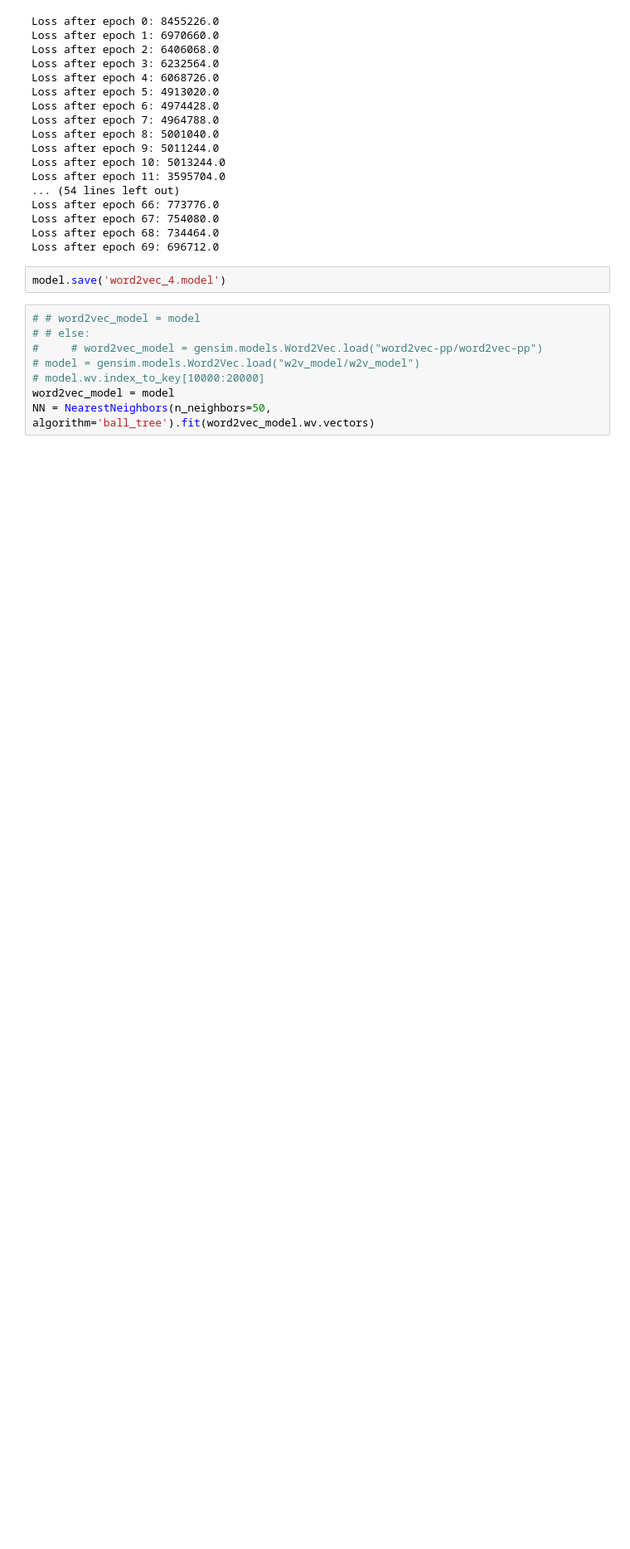
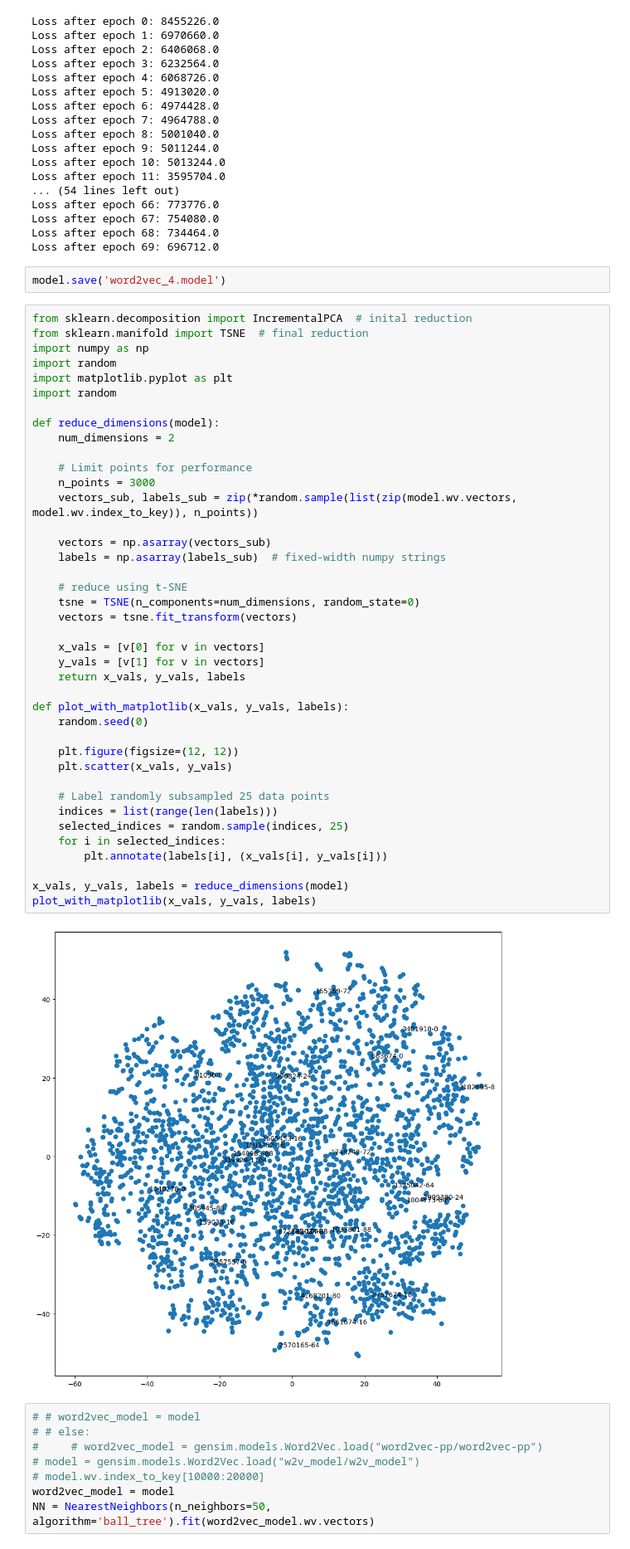
Before and after one commit to MichaelDeng03/osu_oracle, a Jupyter notebook: Models/w2v_embeddings.ipynb, the cells around one changed output. Shown at 83% size. Cells and saved outputs as stored; diff of their text form; blank space fills up the shorter version.

```diff
--- a/Models/w2v_embeddings.ipynb
+++ b/Models/w2v_embeddings.ipynb
@@ -75,6 +75,48 @@ Loss after epoch 68: 734464.0
 Loss after epoch 69: 696712.0
 # %%
 model.save('word2vec_4.model')
+# %%
+from sklearn.decomposition import IncrementalPCA  # inital reduction
+from sklearn.manifold import TSNE  # final reduction
+import numpy as np
+import random
+import matplotlib.pyplot as plt
+import random
+
+def reduce_dimensions(model):
+    num_dimensions = 2
+
+    # Limit points for performance
+    n_points = 3000
+    vectors_sub, labels_sub = zip(*random.sample(list(zip(model.wv.vectors, model.wv.index_to_key)), n_points))
+
+    vectors = np.asarray(vectors_sub)
+    labels = np.asarray(labels_sub)  # fixed-width numpy strings
+
+    # reduce using t-SNE
+    tsne = TSNE(n_components=num_dimensions, random_state=0)
+    vectors = tsne.fit_transform(vectors)
+
+    x_vals = [v[0] for v in vectors]
+    y_vals = [v[1] for v in vectors]
+    return x_vals, y_vals, labels
+
+def plot_with_matplotlib(x_vals, y_vals, labels):
+    random.seed(0)
+
+    plt.figure(figsize=(12, 12))
+    plt.scatter(x_vals, y_vals)
+
+    # Label randomly subsampled 25 data points
+    indices = list(range(len(labels)))
+    selected_indices = random.sample(indices, 25)
+    for i in selected_indices:
+        plt.annotate(labels[i], (x_vals[i], y_vals[i]))
+
+x_vals, y_vals, labels = reduce_dimensions(model)
+plot_with_matplotlib(x_vals, y_vals, labels)
+# %% [output]
+[figure, added]
 # %%
 # # word2vec_model = model
 # # else:
```
Also changed, not shown: 1 other file.
